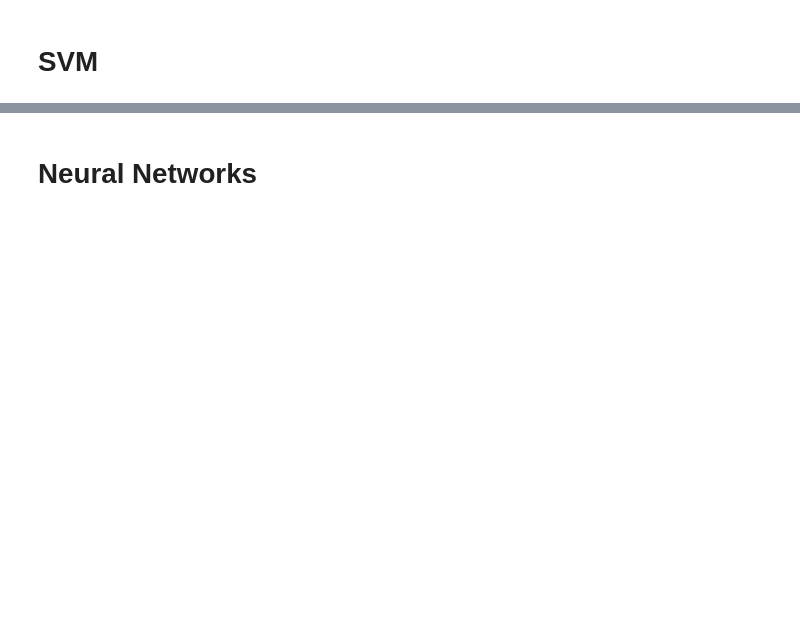
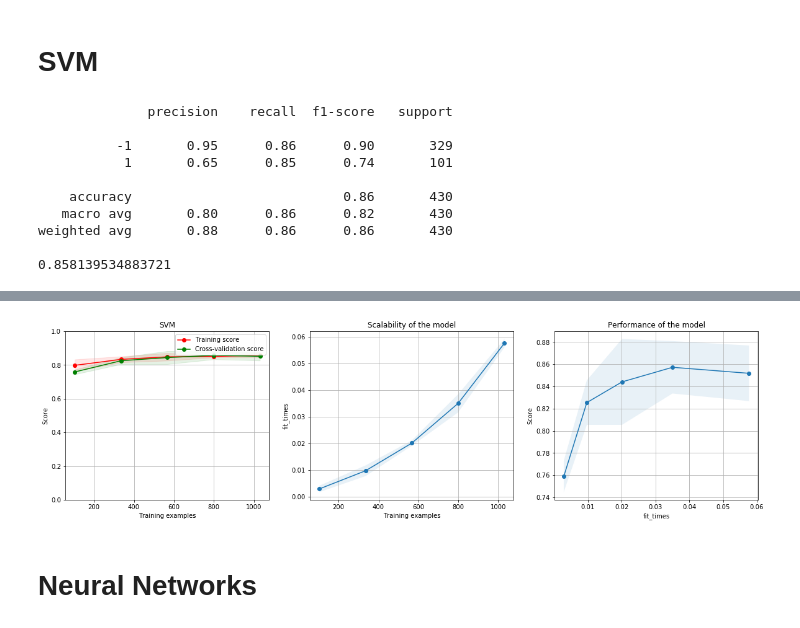
Before and after one commit to pparr/ml-supervised-learning, a Jupyter notebook: supervised_learning_parrott.ipynb, the cells around one changed output, grey strips where cells are left out. Drawn from its saved outputs; the diff is of its cells as text; code cells hidden in the pictures; blank space fills up the shorter version.

```diff
--- a/supervised_learning_parrott.ipynb
+++ b/supervised_learning_parrott.ipynb
@@ -202,2 +239,24 @@ graph.render('dtree_render',view=True)
 # %% [markdown]
 # SVM
+# %%
+clf_svm = svm.SVC()
+clf_svm.fit(x_train, y_train)
+predict_svm = clf_svm.predict(x_test)
+
+# how did we do? Comparing y_test and predicted values
+print(classification_report(y_test, predict_svm,zero_division=1))
+
+print(accuracy_score(y_test, predict_svm))
+
+plot_learning_curve(clf_svm, "SVM",x_train, y_train, ylim=[0,1])
+# %% [output]
+              precision    recall  f1-score   support
+
+          -1       0.95      0.86      0.90       329
+           1       0.65      0.85      0.74       101
+
+    accuracy                           0.86       430
+   macro avg       0.80      0.86      0.82       430
+weighted avg       0.88      0.86      0.86       430
+
+0.858139534883721
@@ -204,2 +264,3 @@ graph.render('dtree_render',view=True)
+[figure, added]
 # %% [markdown]
 # Neural Networks
```
Also changed, not shown: parts of 5 cells of this notebook.
